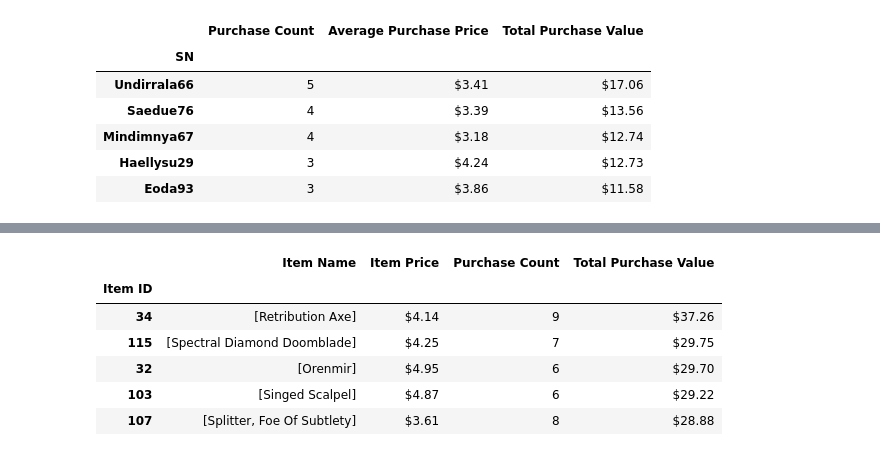
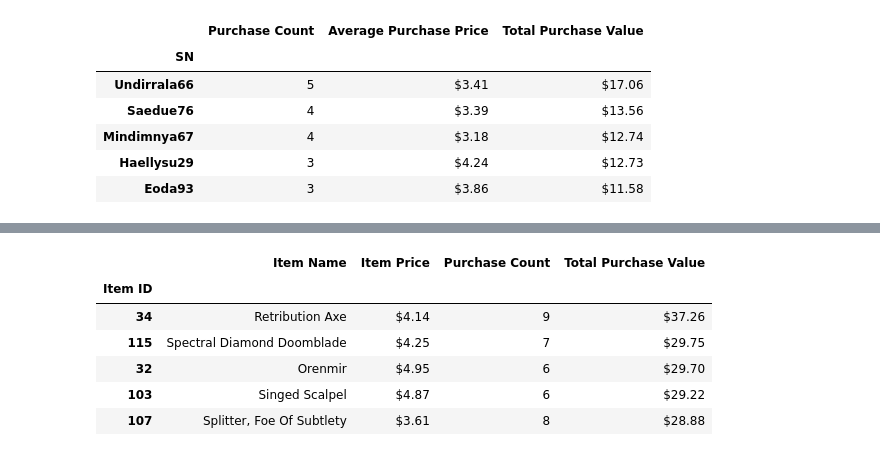
Before and after one commit to Mariamslmn/Pandas_Homework, a Jupyter notebook: heroes-homework.ipynb, the cells around one changed output, grey strips where cells are left out. Saved outputs shown, nothing was run; the diff lists cells and outputs as text; code cells hidden in the pictures.

```diff
--- a/heroes-homework.ipynb
+++ b/heroes-homework.ipynb
@@ -275,21 +277,22 @@ top_popular_items_df
 # %%
 #MOST PROFITABLE ITEMS
 
 #Identify the 5 most profitable items by total purchase value
 #list (in a table):Item ID, Item Name, Purchase Count, Item Price, Total Purchase Value
 
 top_profitable_items_df = item_analysis_df.sort_values('Total Purchase Value', ascending=False).head()
 
 top_profitable_items_df['Item Price'] = top_profitable_items_df['Item Price'].astype('float')
 top_profitable_items_df['Item Price'] = top_profitable_items_df['Item Price'].map("${:.2f}".format)
 top_profitable_items_df['Total Purchase Value'] = top_profitable_items_df['Total Purchase Value'].map("${:.2f}".format)
+top_profitable_items_df['Item Name'] = top_profitable_items_df['Item Name'].str.join(', ')
 
 top_profitable_items_df
 # %% [output]
 |  | Item Name | Item Price | Purchase Count | Total Purchase Value |
 | Item ID |  |  |  |  |
-| 34 | [Retribution Axe] | $4.14 | 9 | $37.26 |
-| 115 | [Spectral Diamond Doomblade] | $4.25 | 7 | $29.75 |
-| 32 | [Orenmir] | $4.95 | 6 | $29.70 |
-| 103 | [Singed Scalpel] | $4.87 | 6 | $29.22 |
-| 107 | [Splitter, Foe Of Subtlety] | $3.61 | 8 | $28.88 |
+| 34 | Retribution Axe | $4.14 | 9 | $37.26 |
+| 115 | Spectral Diamond Doomblade | $4.25 | 7 | $29.75 |
+| 32 | Orenmir | $4.95 | 6 | $29.70 |
+| 103 | Singed Scalpel | $4.87 | 6 | $29.22 |
+| 107 | Splitter, Foe Of Subtlety | $3.61 | 8 | $28.88 |
```
Also changed, not shown: parts of 1 cell of this notebook.
